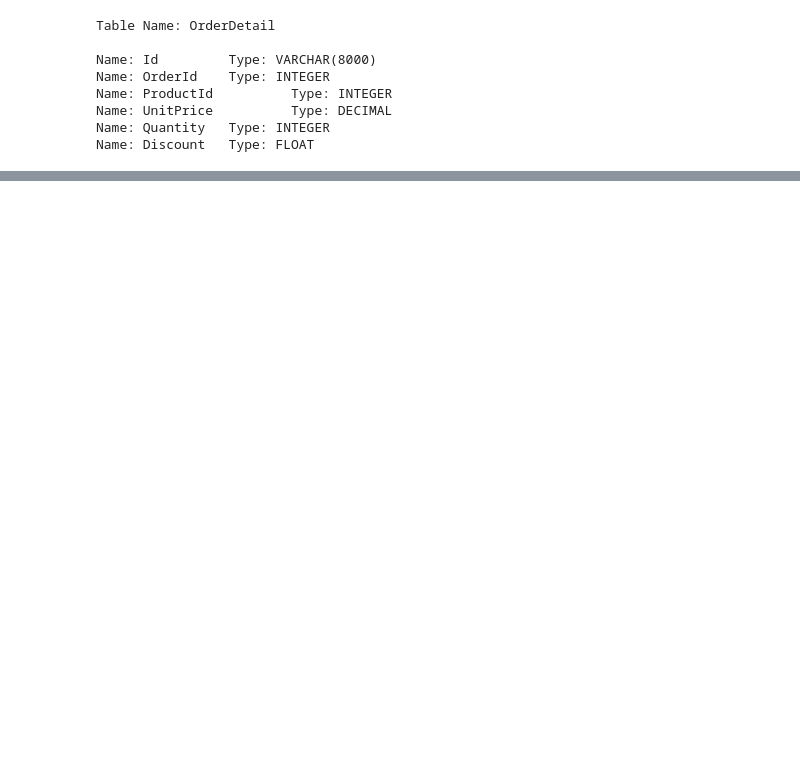
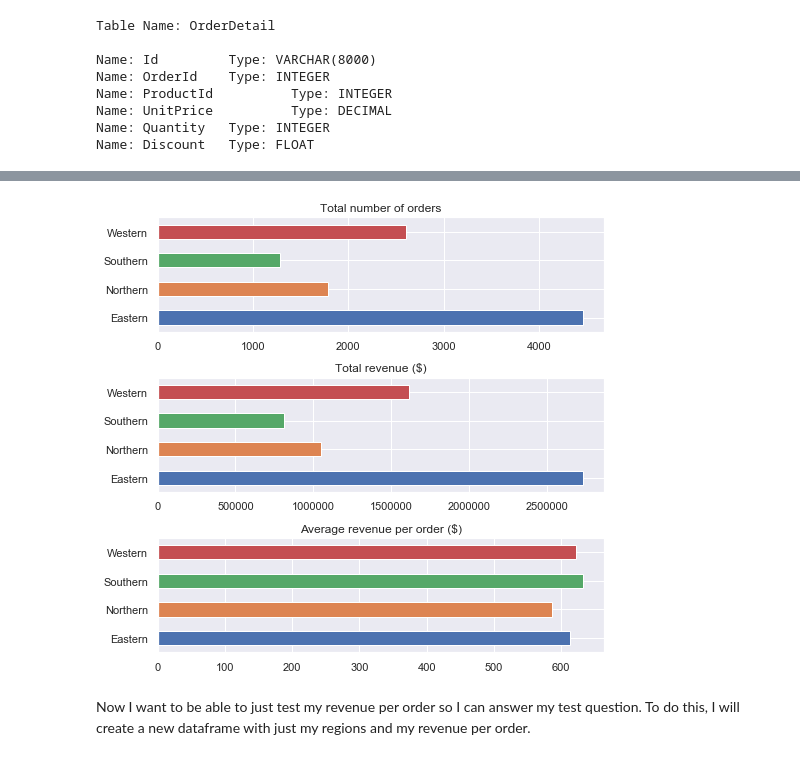
Before and after one commit to miyamuse/dsc-2-final-project-online-ds-sp-000, a Jupyter notebook: project.ipynb, the cells around one changed output, grey strips where cells are left out. Drawn from its saved outputs; the diff is of its cells as text; code cells hidden in the pictures; blank space fills up the shorter version.

Commit message:
finished 2nd question. Still to update commentary sections

```diff
--- a/project.ipynb
+++ b/project.ipynb
@@ -612,0 +803,20 @@ Next I want to understand which employees bring in the most revenue. This is imp
+# %%
+fig, (ax1, ax2, ax3) = plt.subplots(3, 1, figsize=(8,8))
+
+#Plot my Count, Sum, and Average by region
+df2.groupby(['RegionDescription'])['RegionDescription'].count().plot(kind='barh', ax=ax1)
+df2.groupby(['RegionDescription'])['totalrev'].sum().plot(kind='barh', ax=ax2)
+df2.groupby(['RegionDescription'])['totalrev'].mean().plot(kind='barh', ax=ax3)
+
+ax1.set_title('Total number of orders')
+ax1.set_ylabel('')
+ax2.set_title('Total revenue ($)')
+ax2.set_ylabel('')
+ax3.set_title('Average revenue per order ($)')
+ax3.set_ylabel('')
+
+fig.subplots_adjust(hspace=0.4);
+# %% [output]
+[figure, added]
+# %% [markdown]
+Now I want to be able to just test my revenue per order so I can answer my test question. To do this, I will create a new dataframe with just my regions and my revenue per order.
```
Also changed, not shown: parts of 45 cells of this notebook.
